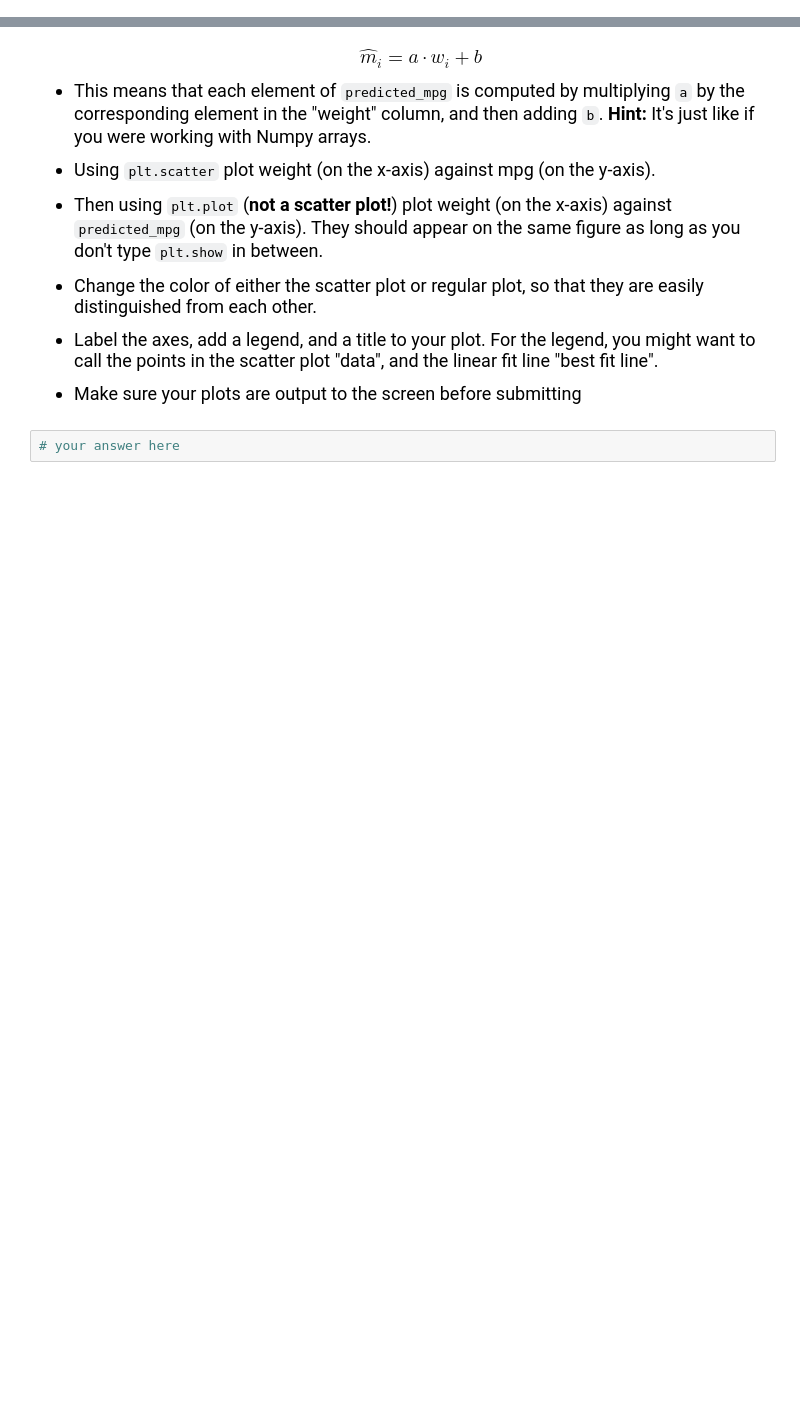
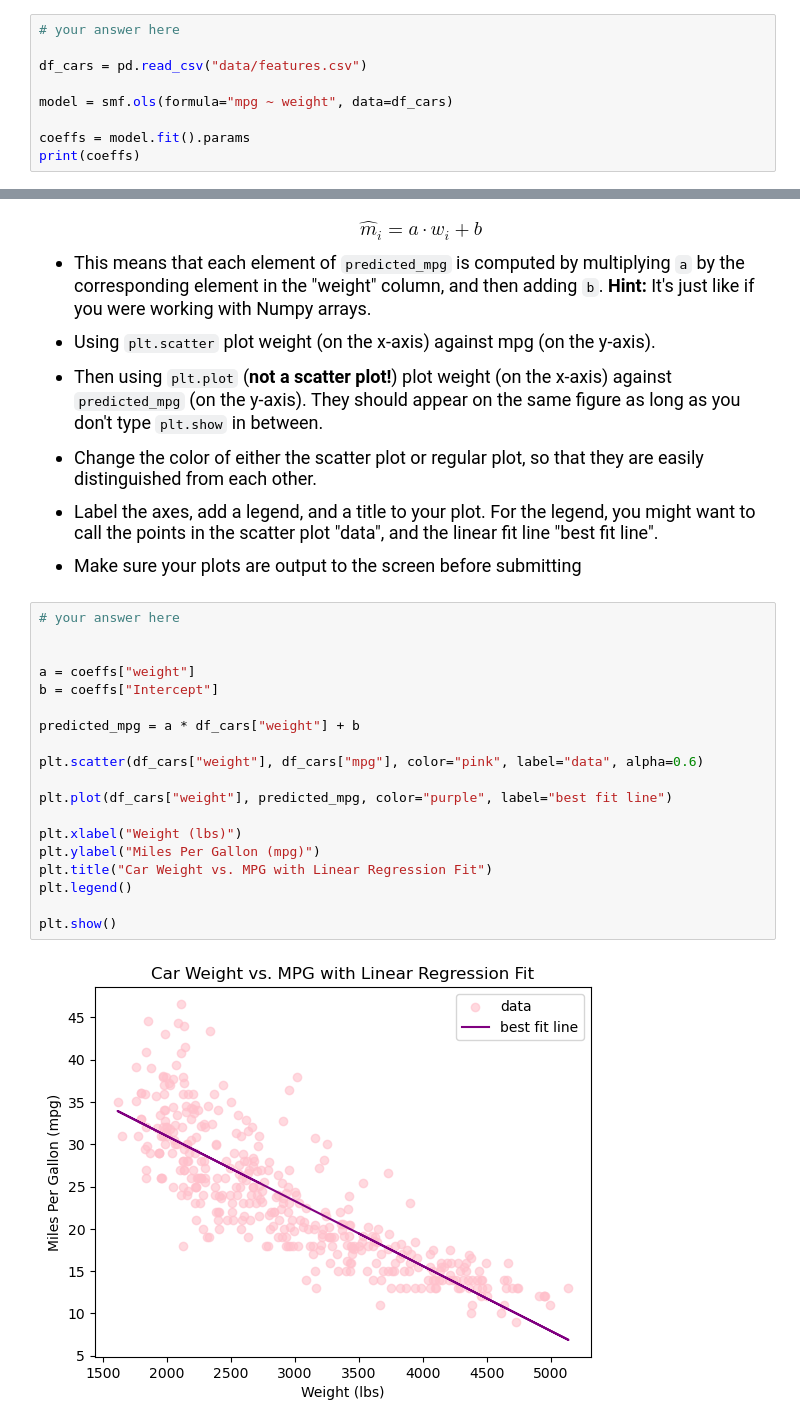
Before and after one commit to yjprk/datasci151spring2026, a Jupyter notebook: _assignments/assignment_8/Assignment8.ipynb, the cells around one changed output, grey strips where cells are left out. Saved outputs shown, nothing was run; the diff lists cells and outputs as text; blank space fills up the shorter version.

```diff
--- a/_assignments/assignment_8/Assignment8.ipynb
+++ b/_assignments/assignment_8/Assignment8.ipynb
@@ -179,0 +239,9 @@ This problem is continued in Question (5)
+# %%
+# your answer here
+
+df_cars = pd.read_csv("data/features.csv")
+
+model = smf.ols(formula="mpg ~ weight", data=df_cars)
+
+coeffs = model.fit().params
+print(coeffs)
@@ -204,5 +276,24 @@ $$\hat{m}_i = a\cdot w_i + b$$
 - Label the axes, add a legend, and a title to your plot. For the legend, you might want to call the points in the scatter plot "data", and the linear fit line "best fit line".
 
 - Make sure your plots are output to the screen before submitting
-# %%
-# your answer here
+# %%
+# your answer here
+
+
+a = coeffs["weight"]
+b = coeffs["Intercept"]
+
+predicted_mpg = a * df_cars["weight"] + b
+
+plt.scatter(df_cars["weight"], df_cars["mpg"], color="pink", label="data", alpha=0.6)
+
+plt.plot(df_cars["weight"], predicted_mpg, color="purple", label="best fit line")
+
+plt.xlabel("Weight (lbs)")
+plt.ylabel("Miles Per Gallon (mpg)")
+plt.title("Car Weight vs. MPG with Linear Regression Fit")
+plt.legend()
+
+plt.show()
+# %% [output]
+[figure, added]
```
Also changed, not shown: parts of 6 cells of this notebook.
